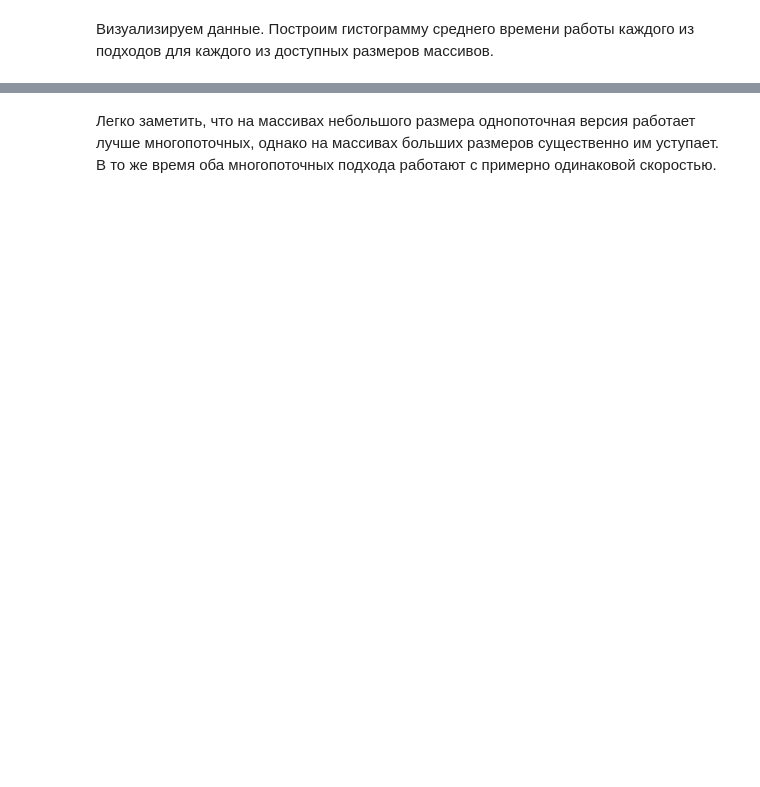
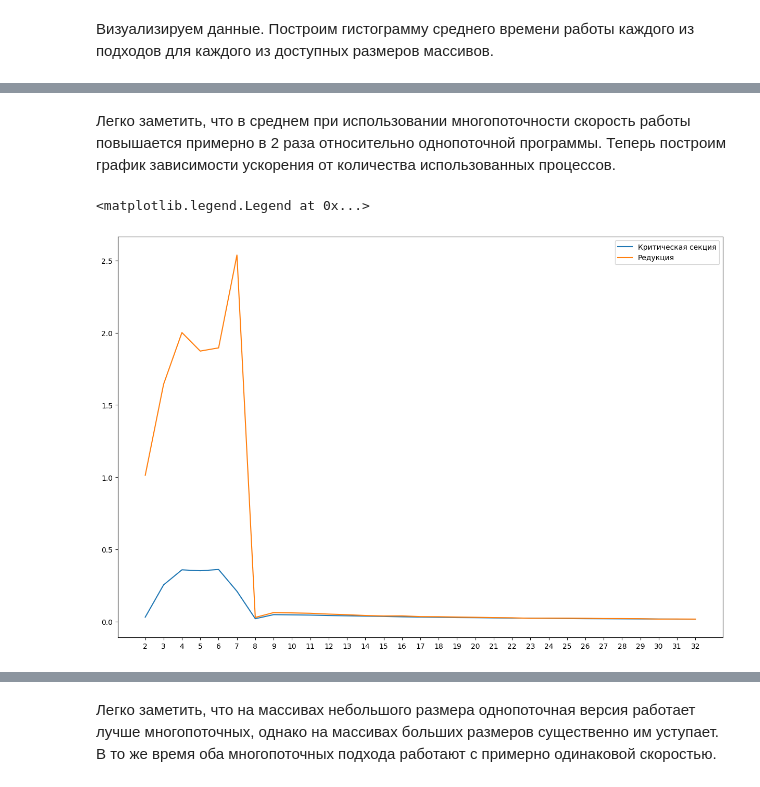
Before and after one commit to SkyWaet/openmp, a Jupyter notebook: python_scripts/vectorMinValue/vectorMinValue.ipynb, the cells around one changed output, grey strips where cells are left out. Drawn from its saved outputs; the diff is of its cells as text; code cells hidden in the pictures; blank space fills up the shorter version.

```diff
--- a/python_scripts/vectorMinValue/vectorMinValue.ipynb
+++ b/python_scripts/vectorMinValue/vectorMinValue.ipynb
@@ -125,0 +133,47 @@ visualize('Среднее затраченное время (в мс)', 'Сра
+# %% [markdown]
+Легко заметить, что в среднем при использовании многопоточности скорость работы повышается примерно в 2 раза относительно однопоточной программы. Теперь построим график зависимости ускорения от количества использованных процессов.
+# %%
+means_for_single_thread = dataset[dataset['method'] == 'single'].groupby(
+    'array_size').agg({'elapsed_time': 'mean'}).reset_index()
+
+means_for_multhread = dataset[dataset['num_threads'] >= 2].groupby(
+    ['num_threads', 'array_size', 'method']).agg({'elapsed_time': 'mean'})
+means_for_multhread = means_for_multhread[means_for_multhread['elapsed_time'].notnull(
+)].reset_index()
+
+
+smtet = means_for_multhread[means_for_multhread['array_size']
+                            == 'small']['elapsed_time']
+sstet = means_for_single_thread[means_for_single_thread['array_size']
+                                == 'small']['elapsed_time']
+means_for_multhread.loc[means_for_multhread['array_size']
+                        == 'small', 'boost'] = sstet.loc[0]/ smtet
+
+mmtet = means_for_multhread[means_for_multhread['array_size']
+                            == 'medium']['elapsed_time']
+mstet = means_for_single_thread[means_for_single_thread['array_size']
+                                == 'medium']['elapsed_time']
+means_for_multhread.loc[means_for_multhread['array_size']
+                        == 'medium', 'boost'] = mstet.loc[1] / mmtet
+
+lmtet = means_for_multhread[means_for_multhread['array_size']
+                            == 'large']['elapsed_time']
+lstet = means_for_single_thread[means_for_single_thread['array_size']
+                                == 'large']['elapsed_time']
+means_for_multhread.loc[means_for_multhread['array_size']
+                        == 'large', 'boost'] = lstet.loc[2] / lmtet
+# %%
+labels = dataset.num_threads.unique()[1:]
+x = np.arange(len(labels))
+fig_small, boost_for_small_array_graph = plt.subplots(figsize=(15, 10))
+bfsa_critical = plt.plot(
+    x, means_for_multhread.loc[(means_for_multhread['method'] == 'critical_section') & (means_for_multhread['array_size'] == 'small'), 'boost'], label='Критическая секция')
+bfsa_reduction = plt.plot(
+    x, means_for_multhread.loc[(means_for_multhread['method'] == 'reduction') & (means_for_multhread['array_size'] == 'small'), 'boost'], label='Редукция')
+
+boost_for_small_array_graph.set_xticks(x, labels)
+boost_for_small_array_graph.grid()
+boost_for_small_array_graph.legend()
+# %% [output]
+<matplotlib.legend.Legend at 0x...>
+[figure, added]
```
Also changed, not shown: parts of 5 cells of this notebook.
